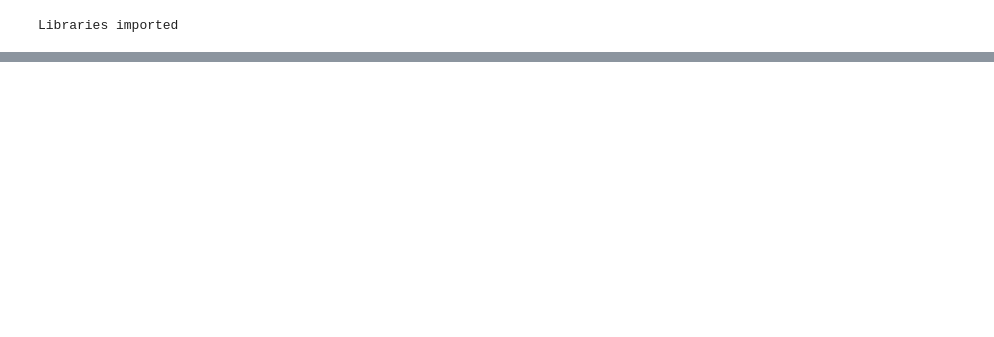
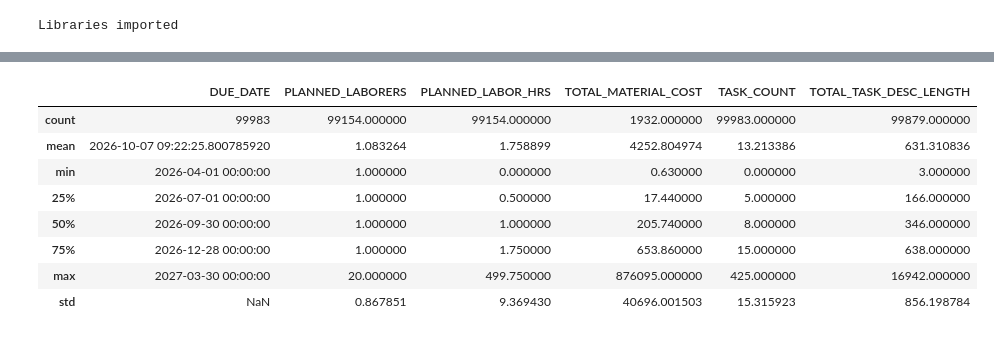
Before and after one commit to dev-festival/py4eda-project, a Jupyter notebook: notebooks/03_individual_exploration_mike.ipynb, the cells around one changed output, grey strips where cells are left out. Saved outputs shown, nothing was run; the diff lists cells and outputs as text; code cells hidden in the pictures; blank space fills up the shorter version.

```diff
--- a/notebooks/03_individual_exploration_mike.ipynb
+++ b/notebooks/03_individual_exploration_mike.ipynb
@@ -94,0 +96,12 @@ memory usage: 12.7+ MB
+# %%
+df_forecast.describe()
+# %% [output]
+|  | DUE_DATE | PLANNED_LABORERS | PLANNED_LABOR_HRS | TOTAL_MATERIAL_COST | TASK_COUNT | TOTAL_TASK_DESC_LENGTH |
+| count | 99983 | 99154.000000 | 99154.000000 | 1932.000000 | 99983.000000 | 99879.000000 |
+| mean | 2026-10-07 09:22:25.800785920 | 1.083264 | 1.758899 | 4252.804974 | 13.213386 | 631.310836 |
+| min | 2026-04-01 00:00:00 | 1.000000 | 0.000000 | 0.630000 | 0.000000 | 3.000000 |
+| 25% | 2026-07-01 00:00:00 | 1.000000 | 0.500000 | 17.440000 | 5.000000 | 166.000000 |
+| 50% | 2026-09-30 00:00:00 | 1.000000 | 1.000000 | 205.740000 | 8.000000 | 346.000000 |
+| 75% | 2026-12-28 00:00:00 | 1.000000 | 1.750000 | 653.860000 | 15.000000 | 638.000000 |
+| max | 2027-03-30 00:00:00 | 20.000000 | 499.750000 | 876095.000000 | 425.000000 | 16942.000000 |
+| std | NaN | 0.867851 | 9.369430 | 40696.001503 | 15.315923 | 856.198784 |
```
Also changed, not shown: parts of 36 cells of this notebook.
